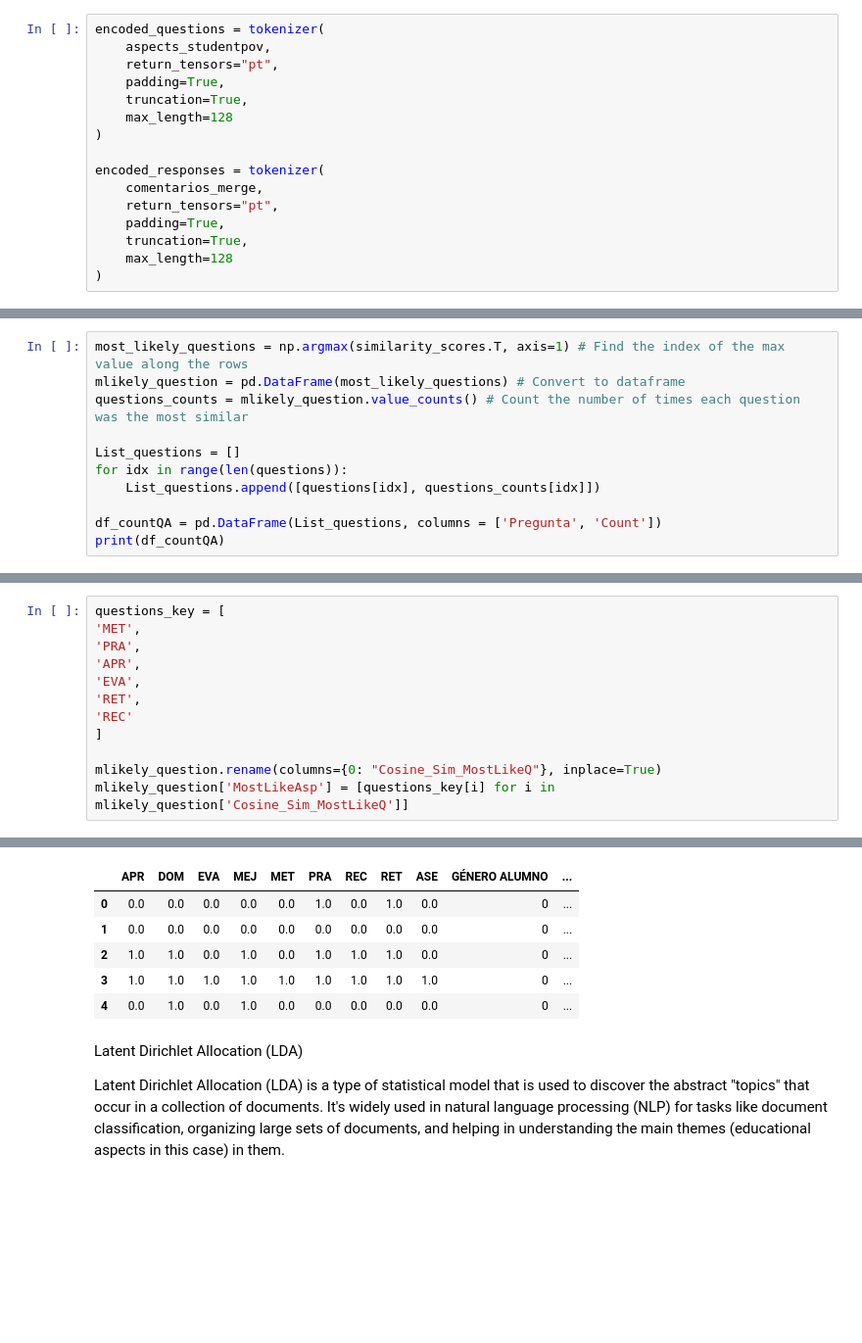
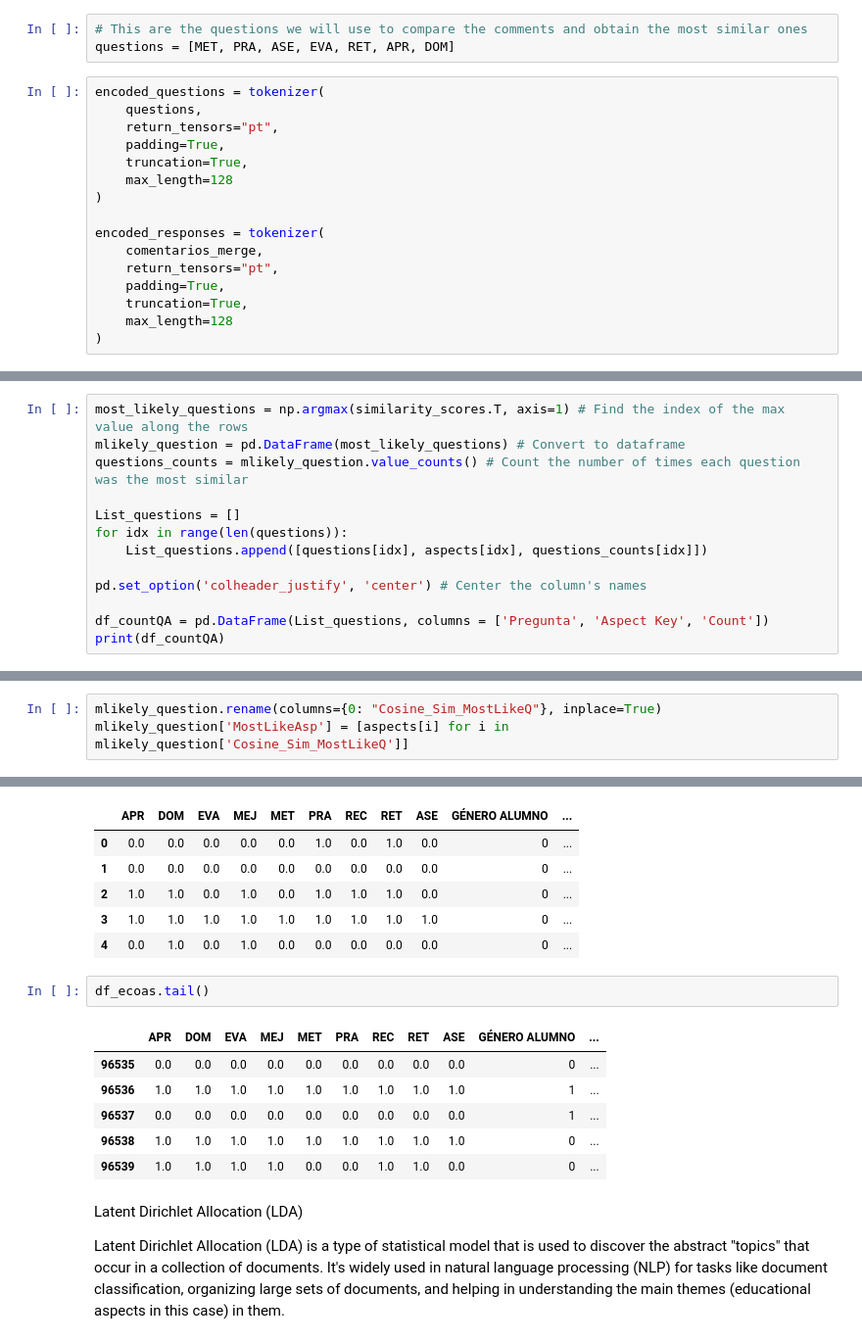
Before and after one commit to Ein-Bebop/ThesisProject, a Jupyter notebook: Thesis_Project_2024.ipynb, the cells around one changed output, grey strips where cells are left out. Shown at 98% size. Cells and saved outputs as stored; diff of their text form; blank space fills up the shorter version.

```diff
--- a/Thesis_Project_2024.ipynb
+++ b/Thesis_Project_2024.ipynb
@@ -1016,9 +1074,12 @@ comentarios_merge[:5]
  'conocimiento tema']
 # %%
 tokenizer = AutoTokenizer.from_pretrained("dccuchile/bert-base-spanish-wwm-uncased")
+# %%
+# This are the questions we will use to compare the comments and obtain the most similar ones
+questions = [MET, PRA, ASE, EVA, RET, APR, DOM]
 # %%
 encoded_questions = tokenizer(
-    aspects_studentpov,
+    questions,
     return_tensors="pt",
     padding=True,
     truncation=True,
@@ -1113,8 +1172,10 @@ questions_counts = mlikely_question.value_counts() # Count the number of times e
 
 List_questions = []
 for idx in range(len(questions)):
-    List_questions.append([questions[idx], questions_counts[idx]])
+    List_questions.append([questions[idx], aspects[idx], questions_counts[idx]])
 
-df_countQA = pd.DataFrame(List_questions, columns = ['Pregunta', 'Count'])
+pd.set_option('colheader_justify', 'center') # Center the column's names
+
+df_countQA = pd.DataFrame(List_questions, columns = ['Pregunta', 'Aspect Key', 'Count'])
 print(df_countQA)
 # %% [output]
@@ -1128,12 +1190,3 @@ print(df_countQA)
 # %%
-questions_key = [
-'MET',
-'PRA',
-'APR',
-'EVA',
-'RET',
-'REC'
-]
-
 mlikely_question.rename(columns={0: "Cosine_Sim_MostLikeQ"}, inplace=True)
-mlikely_question['MostLikeAsp'] = [questions_key[i] for i in mlikely_question['Cosine_Sim_MostLikeQ']]
+mlikely_question['MostLikeAsp'] = [aspects[i] for i in mlikely_question['Cosine_Sim_MostLikeQ']]
@@ -1148,6 +1210,15 @@ df_ecoas.head()
 | 2 | 1.0 | 1.0 | 0.0 | 1.0 | 0.0 | 1.0 | 1.0 | 1.0 | 0.0 | 0 | ... |
 | 3 | 1.0 | 1.0 | 1.0 | 1.0 | 1.0 | 1.0 | 1.0 | 1.0 | 1.0 | 0 | ... |
 | 4 | 0.0 | 1.0 | 0.0 | 1.0 | 0.0 | 0.0 | 0.0 | 0.0 | 0.0 | 0 | ... |
+# %%
+df_ecoas.tail()
+# %% [output]
+|  | APR | DOM | EVA | MEJ | MET | PRA | REC | RET | ASE | GÉNERO ALUMNO | ... |
+| 96535 | 0.0 | 0.0 | 0.0 | 0.0 | 0.0 | 0.0 | 0.0 | 0.0 | 0.0 | 0 | ... |
+| 96536 | 1.0 | 1.0 | 1.0 | 1.0 | 1.0 | 1.0 | 1.0 | 1.0 | 1.0 | 1 | ... |
+| 96537 | 0.0 | 0.0 | 0.0 | 0.0 | 0.0 | 0.0 | 0.0 | 0.0 | 0.0 | 1 | ... |
+| 96538 | 1.0 | 1.0 | 1.0 | 1.0 | 1.0 | 1.0 | 1.0 | 1.0 | 1.0 | 0 | ... |
+| 96539 | 1.0 | 1.0 | 1.0 | 1.0 | 0.0 | 0.0 | 1.0 | 1.0 | 0.0 | 0 | ... |
 # %% [markdown]
 Latent Dirichlet Allocation (LDA)
 
```
Also changed, not shown: parts of 45 cells of this notebook, 4 other files.
